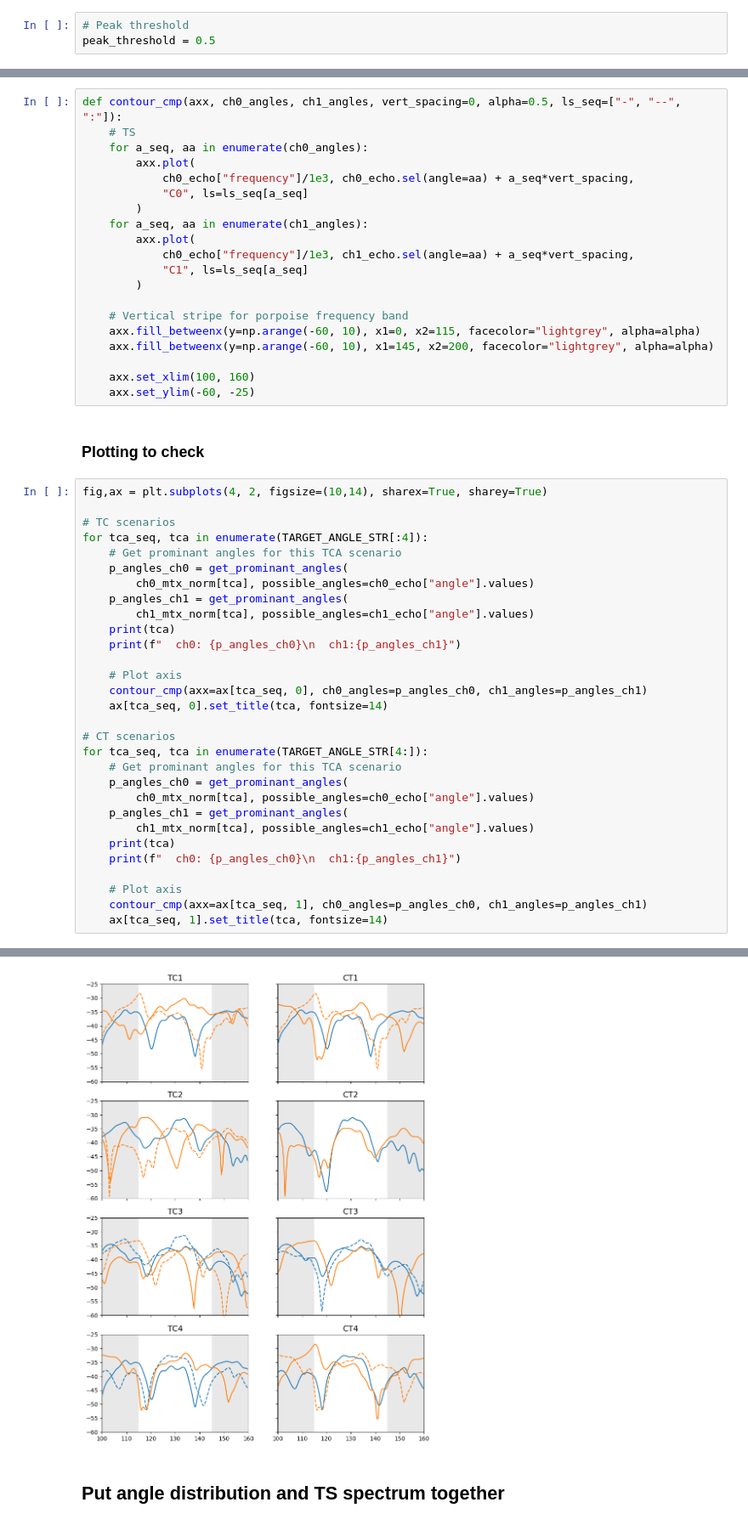
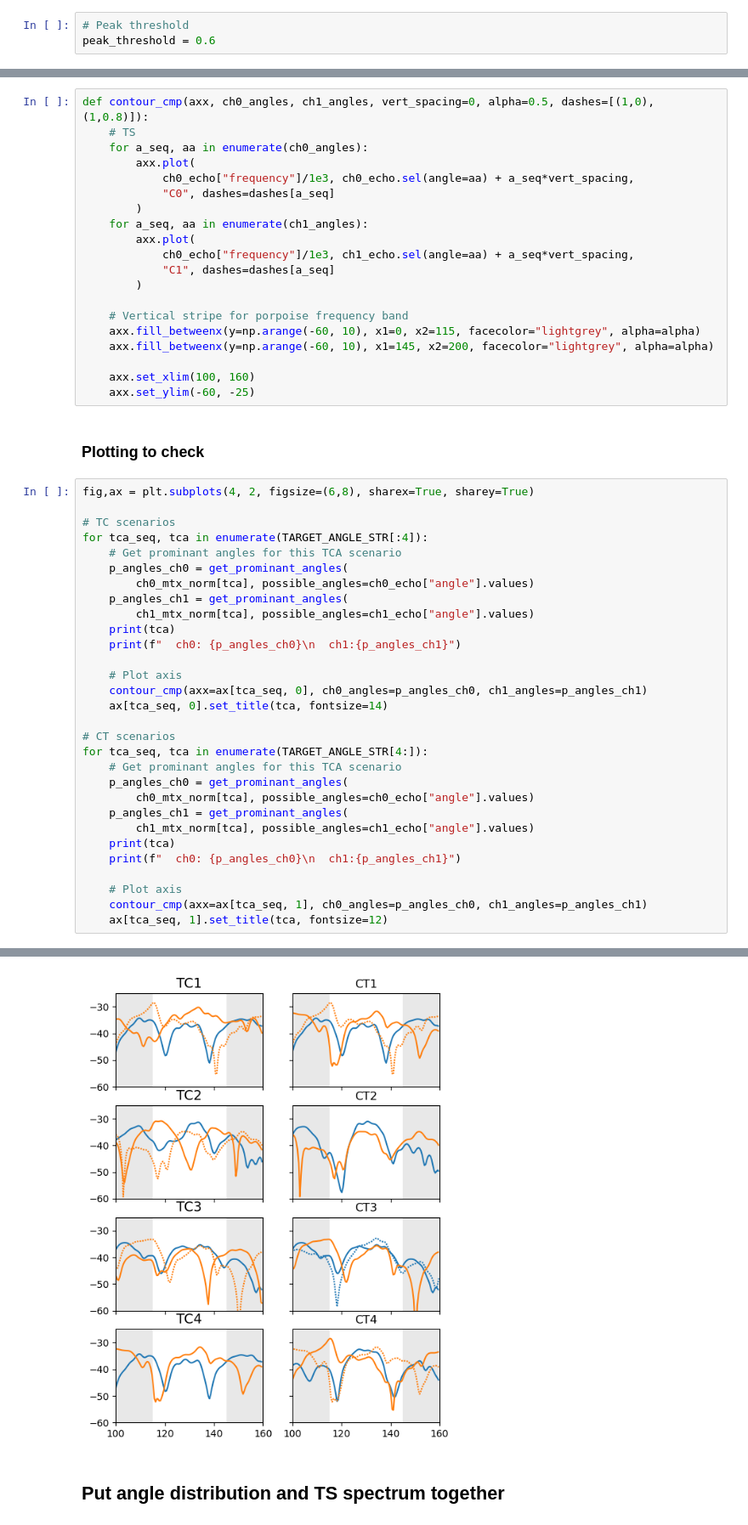
Before and after one commit to leewujung/porpoise_spheroid, a Jupyter notebook: notebooks_fig/fig_echo_angle_TS.ipynb, the cells around one changed output, grey strips where cells are left out. Shown at 85% size. Drawn from its saved outputs; the diff is of its cells as text.

```diff
--- a/notebooks_fig/fig_echo_angle_TS.ipynb
+++ b/notebooks_fig/fig_echo_angle_TS.ipynb
@@ -418,7 +429,7 @@ Plot the echo spectrum for:
 - the second most dominant angle, if it is above the peak threshold (dashed line)
 # %%
 # Peak threshold
-peak_threshold = 0.5
+peak_threshold = 0.6
 # %%
 # Sanity check of dimensions
 assert x_hist.shape == ch0_mtx_norm["TC1"].shape
@@ -540,17 +551,17 @@ p_angles_ch1 = get_prominant_angles(
 # %% [markdown]
 ### Function to plot echo spectrum contour
 # %%
-def contour_cmp(axx, ch0_angles, ch1_angles, vert_spacing=0, alpha=0.5, ls_seq=["-", "--", ":"]):
+def contour_cmp(axx, ch0_angles, ch1_angles, vert_spacing=0, alpha=0.5, dashes=[(1,0), (1,0.8)]):
     # TS
     for a_seq, aa in enumerate(ch0_angles):
         axx.plot(
             ch0_echo["frequency"]/1e3, ch0_echo.sel(angle=aa) + a_seq*vert_spacing,
-            "C0", ls=ls_seq[a_seq]
+            "C0", dashes=dashes[a_seq]
         )
     for a_seq, aa in enumerate(ch1_angles):
         axx.plot(
             ch0_echo["frequency"]/1e3, ch1_echo.sel(angle=aa) + a_seq*vert_spacing,
-            "C1", ls=ls_seq[a_seq]
+            "C1", dashes=dashes[a_seq]
         )
 
     # Vertical stripe for porpoise frequency band
@@ -562,7 +573,7 @@ def contour_cmp(axx, ch0_angles, ch1_angles, vert_spacing=0, alpha=0.5, ls_seq=[
 # %% [markdown]
 ### Plotting to check
 # %%
-fig,ax = plt.subplots(4, 2, figsize=(10,14), sharex=True, sharey=True)
+fig,ax = plt.subplots(4, 2, figsize=(6,8), sharex=True, sharey=True)
 
 # TC scenarios
 for tca_seq, tca in enumerate(TARGET_ANGLE_STR[:4]):
@@ -590,7 +601,7 @@ for tca_seq, tca in enumerate(TARGET_ANGLE_STR[4:]):
 
     # Plot axis
     contour_cmp(axx=ax[tca_seq, 1], ch0_angles=p_angles_ch0, ch1_angles=p_angles_ch1)
-    ax[tca_seq, 1].set_title(tca, fontsize=14)
+    ax[tca_seq, 1].set_title(tca, fontsize=12)
 # %% [output]
 TC1
   ch0: [15]
@@ -606,10 +617,10 @@ TC4
   ch1:[30]
 ... (8 lines left out)
   ch1:[75]
 CT4
   ch0: [30]
   ch1:[15 30]
-[figure, old version]
+[figure, new version]
 # %% [markdown]
 ## Put angle distribution and TS spectrum together
 # %% [markdown]
```
Also changed, not shown: parts of 13 cells of this notebook.
